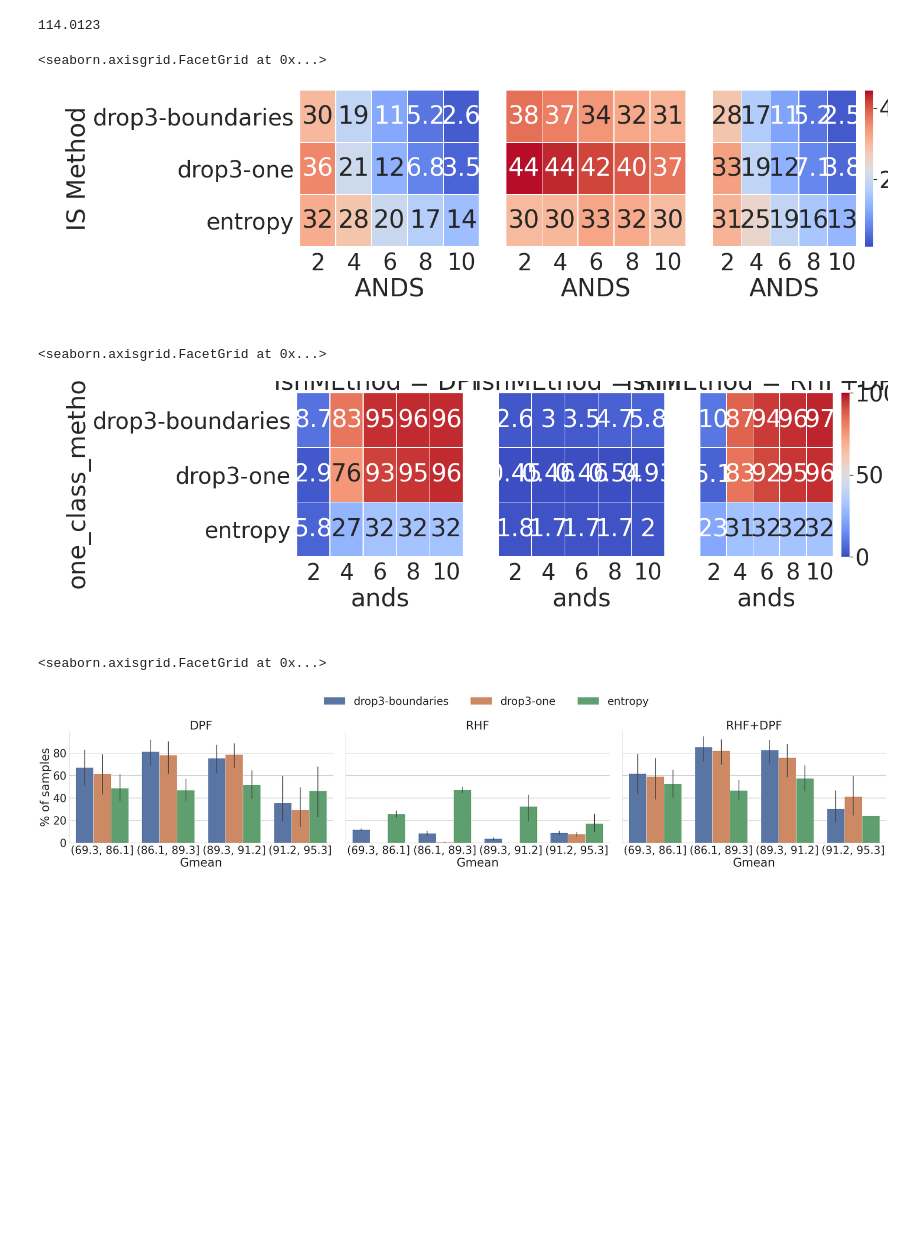
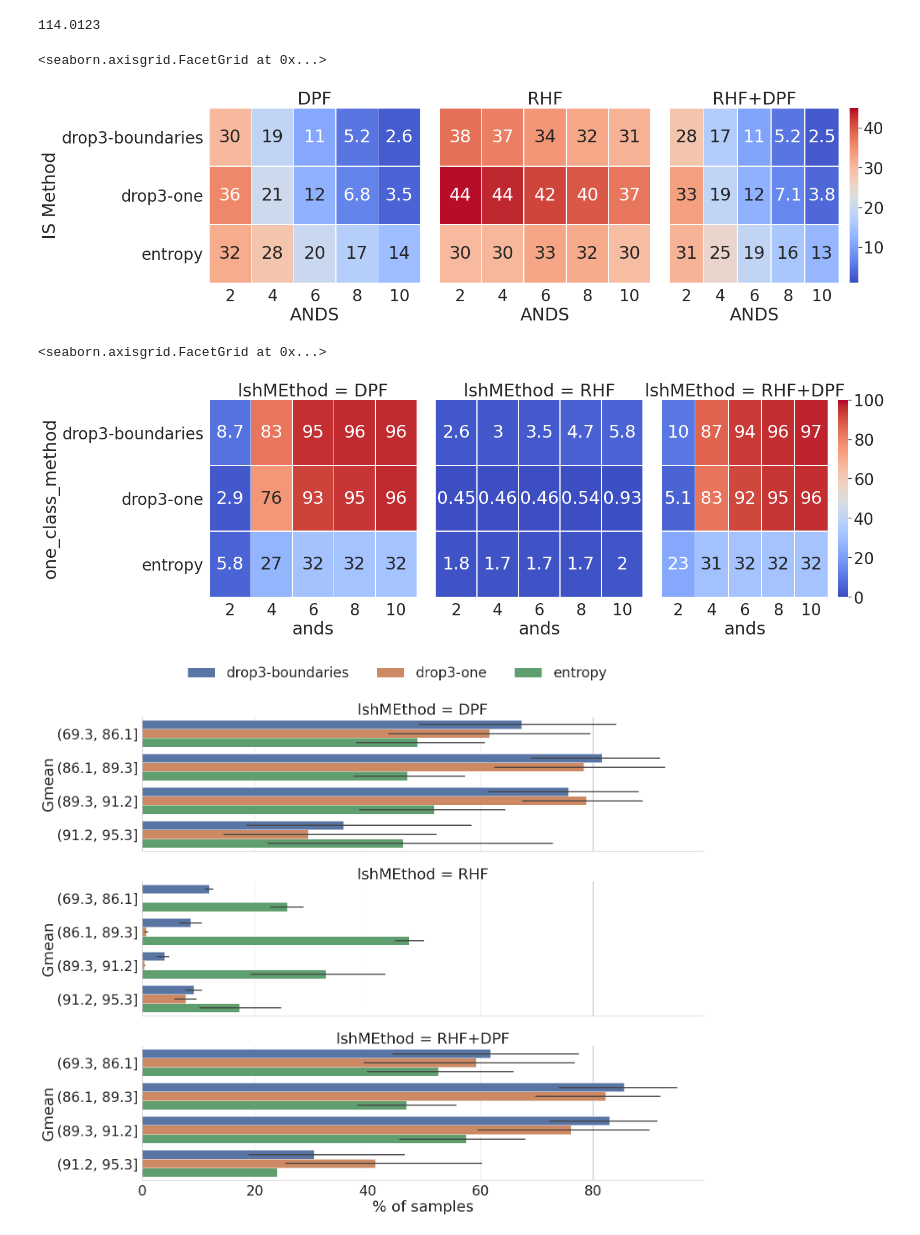
Before and after one commit to germaneduardo/results-analysis, a Jupyter notebook: results.ipynb, the cells around one changed output. Saved outputs shown, nothing was run; the diff lists cells and outputs as text; code cells hidden in the pictures; blank space fills up the shorter version.

```diff
--- a/results.ipynb
+++ b/results.ipynb
@@ -813,12 +798,15 @@ no adjustment
 no adjustment
 # %%
 col_unique =  pairwise_winners['winner'].unique()
+
+sns.set(font_scale=2.5, style='whitegrid',
+        rc={'grid.color': '.6'})
 
 value_to_int = {j:i for i,j in enumerate(col_unique)}
 value_from_int = {i:j for i,j in enumerate(col_unique)}
 pairwise_winners['winner_int'] = pairwise_winners.winner.replace(value_to_int)
 
-c_bar_mapping = {j:True if i == 2 else False  for i,j in enumerate(pairwise_winners['method1'].unique())}
+c_bar_mapping = {j:True if i in [0,1,2] else False  for i,j in enumerate(pairwise_winners['method1'].unique())}
 n = len(value_to_int)
 # discrete colormap (n samples from a given cmap)
 colors = {'Worse':'#3B4CC0', 'Better': '#C53334', 'No-sign-diff': '#B3B3B3', None: '#FFFF'}
@@ -830,18 +818,20 @@ def draw_heatmap(*args, **kwargs):
     data = kwargs.pop('data')
     col = data['method1'].unique()[0]
     d = pd.pivot_table(data, index=args[1], columns=args[0], values=args[2], aggfunc= 'first')
+    grid_kws = {"height_ratios": (.9, .05), "hspace": .3}
     cbar = c_bar_mapping[col]
-    ax = sns.heatmap(d, cbar = cbar, **kwargs)
+    ax = sns.heatmap(d, cbar = cbar,  **kwargs)
 
-fg = sns.FacetGrid(pairwise_winners, col='method1', aspect = 1, height=7)
+fg = sns.FacetGrid(pairwise_winners, row='method1', aspect = 2.3, height=5)
 fg.map_dataframe(draw_heatmap, 'ands', "method2", 'winner_int', cmap=cmap, annot = False, linewidths=.1, vmin = 0, vmax=3)
 fg.set_titles(col_template="{col_name}")
 
-colorbar = np.ravel(fg.axes)[-1].collections[0].colorbar
-r = colorbar.vmax - colorbar.vmin
-colorbar.set_ticks([colorbar.vmin + r / n * (0.5 + i) for i in range(n)])
-colorbar.set_ticklabels(list(value_to_int.keys()))
-fg.set_ylabels('Method to compare')
+for i in [0,1,2]:
+    colorbar = np.ravel(fg.axes)[i].collections[0].colorbar
+    r = colorbar.vmax - colorbar.vmin
+    colorbar.set_ticks([colorbar.vmin + r / n * (0.5 + i) for i in range(n)])
+    colorbar.set_ticklabels(list(value_to_int.keys()))
+fg.set_ylabels('Method to compate')
 
 base_x = 0.5
 base_y =  0.5
@@ -852,4 +842,6 @@ for m1, ax in fg.axes_dict.items():
             for n_m2, m2 in  enumerate(fg.axes_dict.keys()):
                 vp = pairwise_winners.loc[(pairwise_winners.method1==m1) & (pairwise_winners.method2==m2) & (pairwise_winners.ands == a), 'p'].values[0]
                 ax.text(base_x+n,base_y+n_m2, f'{vp:.3F}', fontsize = 17, color = 'w', horizontalalignment='center', verticalalignment = 'center' )
+plt.tight_layout()
+fg.savefig(f"report/final_comparasion.png", dpi = 300)
 # %% [output]
@@ -971,7 +967,7 @@ fg.fig.subplots_adjust(top=0.8) # adjust the Figure in rp
 fg.set_titles(col_template="{col_name}")
 # %% [output]
 <seaborn.axisgrid.FacetGrid at 0x...>
-[figure, old version]
+[figure, new version]
 # %%
 def draw_heatmap(*args, **kwargs):
     data = kwargs.pop('data')
@@ -984,9 +980,9 @@ fg = sns.FacetGrid(df_toplot, col='lshMEthod', aspect = 1, height=7)
 fg.map_dataframe(draw_heatmap, 'ands', 'one_class_method', '% of samples', cmap = 'coolwarm', annot = True, vmin = 0.0, vmax=100,  linewidths=.5)
 # %% [output]
 <seaborn.axisgrid.FacetGrid at 0x...>
-[figure, old version]
+[figure, new version]
 # %%
-sns.set(font_scale=3.5, style='whitegrid',
+sns.set(font_scale=3.0, style='whitegrid',
         rc={'grid.color': '.6'})
 # %%
 df = df_toplot[df_toplot.type == 'test'].copy()
@@ -994,13 +990,14 @@ df['Gmean'] = pd.qcut(df.Gmean, q = 4)
 df.Gmean = df.Gmean.apply(lambda a: f'({a.left:.1f}, {a.right:.1f}]')
 # %%
 order = ['DPF', 'RHF', 'RHF+DPF']
-f = sns.catplot(data =df , x = 'Gmean', hue = 'one_class_method', y ='% of samples',
-                col = 'lshMEthod', kind = 'bar', aspect = 1.8, col_order=order, height=8,
+f = sns.catplot(data =df , y = 'Gmean', hue = 'one_class_method', x ='% of samples',
+                row = 'lshMEthod', kind = 'bar', aspect = 1.5, row_order=order, height=6,
                 legend = False,
                facet_kws = {'legend_out' : False})
 
-f.add_legend(bbox_to_anchor=(0.18, 1.1,0.4, 0.03), loc='upper center', adjust_subtitles = True,  ncol=3)
-f.set_titles(col_template="{col_name}")
+f.add_legend(bbox_to_anchor=(0.18, 1.03,0.7, 0.03), loc='upper center', adjust_subtitles = True,  ncol=3)
+f.set_titles(col_template="{row_name}")
+plt.tight_layout()
+f.savefig(f"report/gmean_reduction.png", dpi = 300,  bbox_inches='tight',  bbox_extra_artists=(f._legend,))
 # %% [output]
-<seaborn.axisgrid.FacetGrid at 0x...>
-[figure, old version]
+[figure, new version]
```
Also changed, not shown: parts of 8 cells of this notebook, 18 other files.
